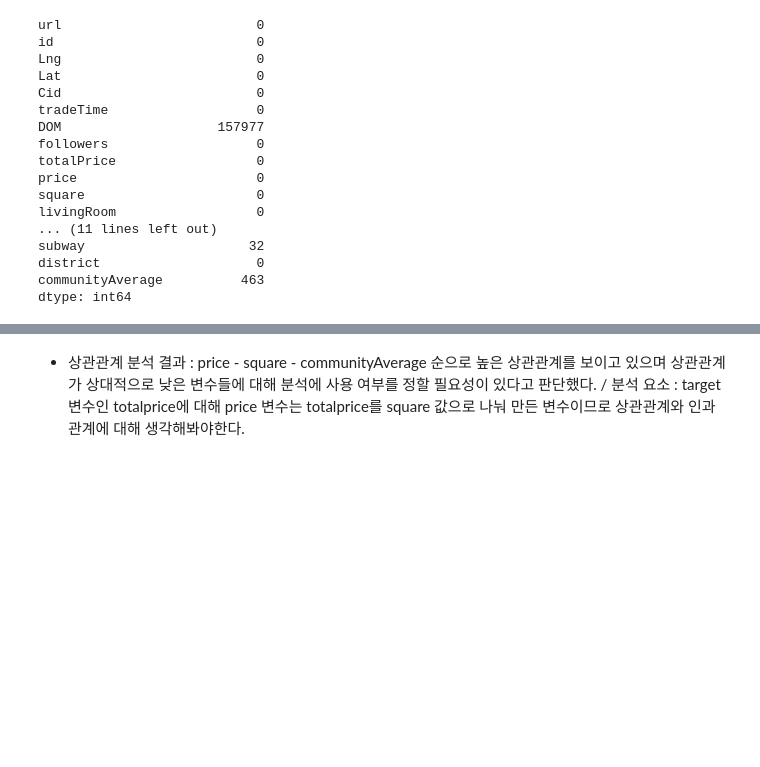
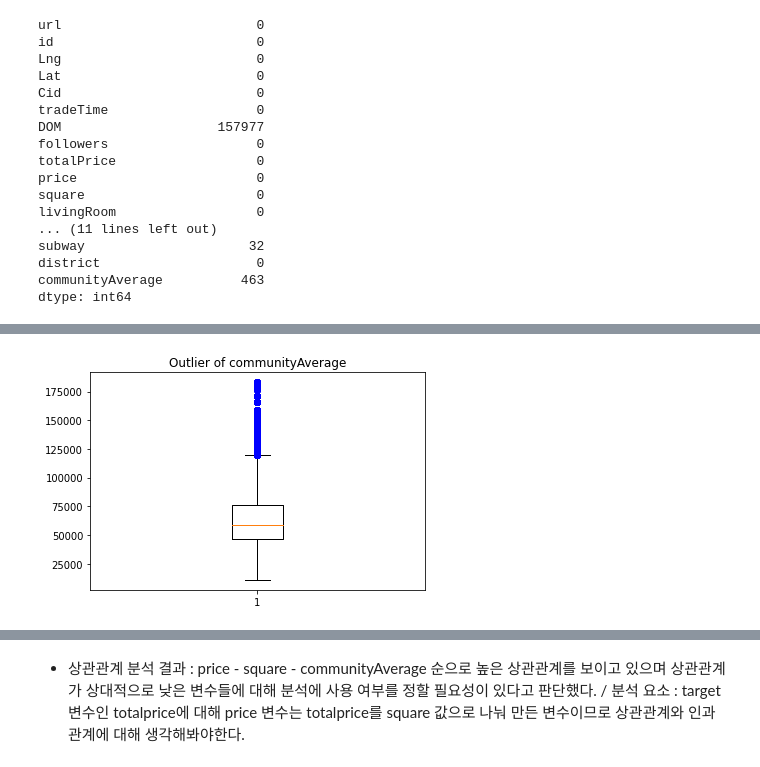
Before and after one commit to blacktruth513/CodeStates_Project, a Jupyter notebook: Section2_Project.ipynb, the cells around one changed output, grey strips where cells are left out. Cells and saved outputs as stored; diff of their text form; code cells hidden in the pictures; blank space fills up the shorter version.

```diff
--- a/Section2_Project.ipynb
+++ b/Section2_Project.ipynb
@@ -217,0 +256,6 @@ df
+# %%
+plt.title('Outlier of communityAverage')
+plt.boxplot(df['communityAverage'], sym='bo')
+plt.show()
+# %% [output]
+[figure, added]
```
Also changed, not shown: parts of 20 cells of this notebook.
